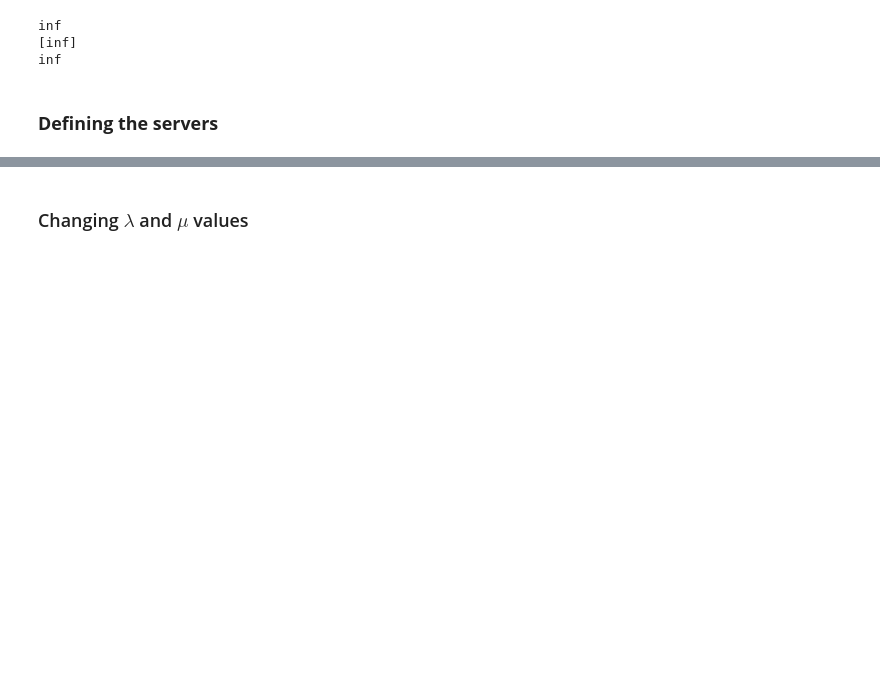
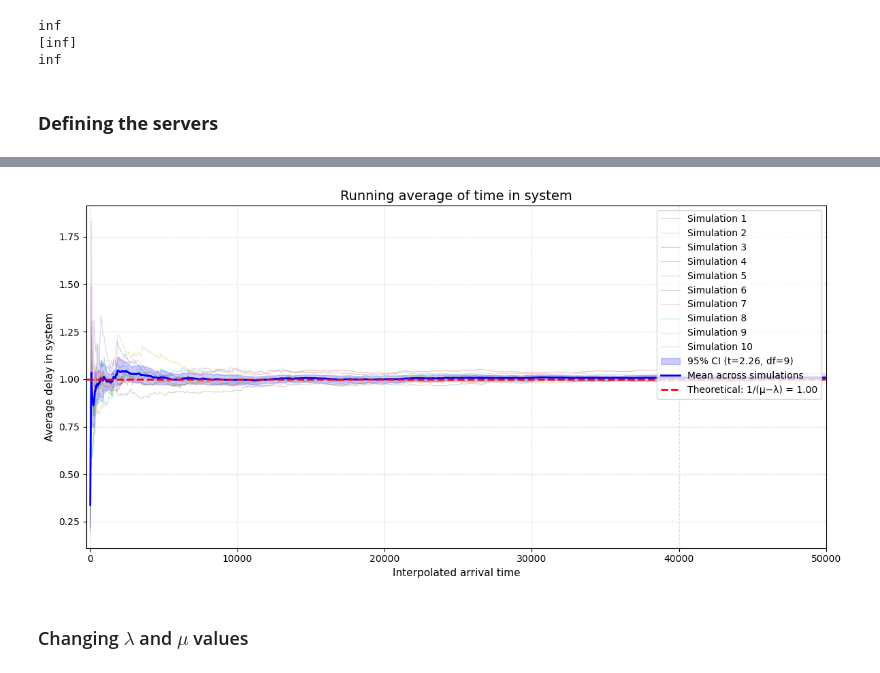
Before and after one commit to cdhvilsted/UniversityTrentoS26, a Jupyter notebook: HWqueue.ipynb, the cells around one changed output, grey strips where cells are left out. Saved outputs shown, nothing was run; the diff lists cells and outputs as text; code cells hidden in the pictures; blank space fills up the shorter version.

```diff
--- a/HWqueue.ipynb
+++ b/HWqueue.ipynb
@@ -323,3 +251,59 @@ plt.show()
+# %%
+import matplotlib.pyplot as plt
+import numpy as np
+from scipy import stats
+
+theoretical_average = 1 / (mu_value - lambda_value)
+
+diff_pr_sim = [
+    [d - a for d, a in zip(dep, arr)]
+    for arr, dep in zip(arrival_time_pr_sim, departure_time_pr_sim)
+]
+
+def running_average(arr):
+    return np.cumsum(arr) / np.arange(1, len(arr) + 1)
+
+ra_sims = [running_average(np.array(sim)) for sim in diff_pr_sim]
+
+# Common time grid from max start to min end across all simulations
+t_start = max(arr[0] for arr in arrival_time_pr_sim)
+t_end   = min(arr[-1] for arr in arrival_time_pr_sim)
+common_grid = np.linspace(t_start, t_end, 2000)
+
+# Interpolate each simulation onto the common time grid
+interpolated = np.stack([
+    np.interp(common_grid, arrival_time_pr_sim[i][:len(ra_sims[i])], ra_sims[i])
+    for i in range(b)
+], axis=0)
+
+mean_curve = np.mean(interpolated, axis=0)
+std_dev    = np.std(interpolated, axis=0, ddof=1)
+t_crit     = stats.t.ppf(0.975, df=b-1)
+ci_upper   = mean_curve + t_crit * std_dev / np.sqrt(b)
+ci_lower   = mean_curve - t_crit * std_dev / np.sqrt(b)
+
+fig, ax = plt.subplots(figsize=(12, 6))
+
+# Individual simulations
+for i in range(b):
+    ax.plot(common_grid, interpolated[i], linewidth=0.8, alpha=0.3, label=f"Simulation {i+1}")
+
+# CI and mean on the common grid
+ax.fill_between(common_grid, ci_lower, ci_upper, color='blue', alpha=0.2, label=f"95% CI (t={t_crit:.2f}, df={b-1})")
+ax.plot(common_grid, mean_curve, color='blue', linewidth=2, label="Mean across simulations")
+
+ax.axhline(y=theoretical_average, linestyle='--', linewidth=2, color='red', label=f"Theoretical: 1/(µ−λ) = {theoretical_average:.2f}")
+
+ax.set_title("Running average of time in system", fontsize=14)
+ax.set_xlabel("Interpolated arrival time", fontsize=11)
+ax.set_ylabel("Average delay in system", fontsize=11)
+ax.grid(True, linestyle='--', alpha=0.4)
+ax.legend(loc='upper right')
+ax.set_xlim(-250, 50000)
+plt.tight_layout()
+plt.show()
+# %% [output]
+[figure, added]
 # %% [markdown]
 ### Changing $\lambda$ and $\mu$ values
 # %%
```
Also changed, not shown: parts of 7 cells of this notebook.
